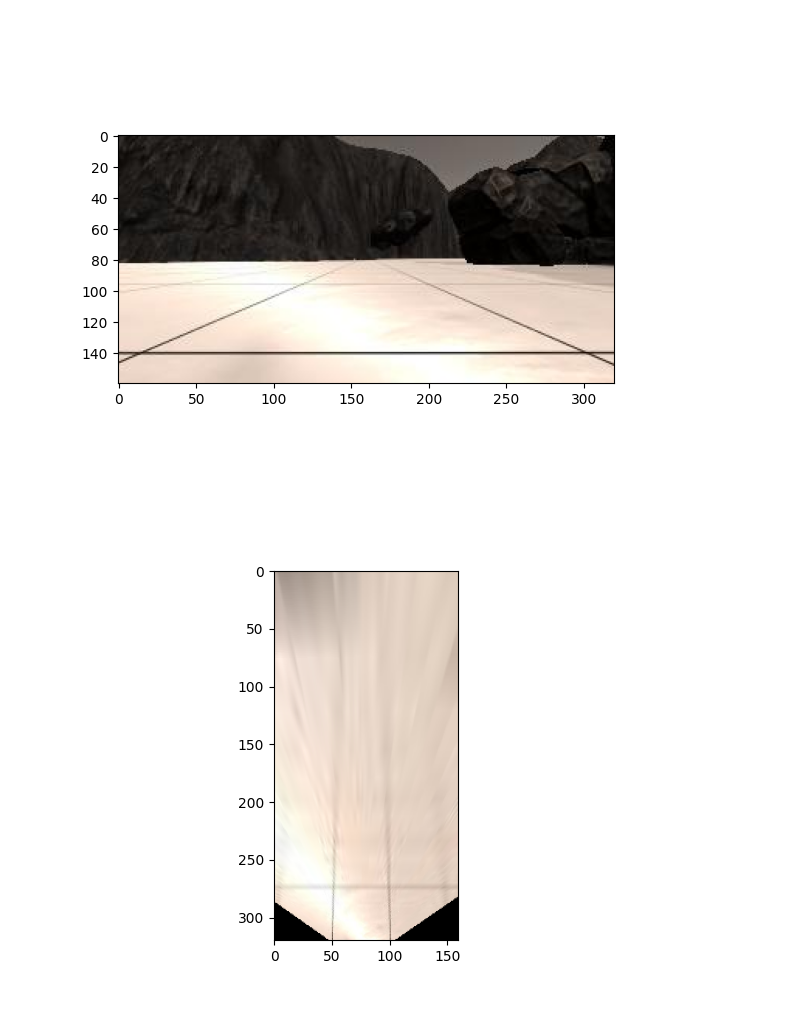
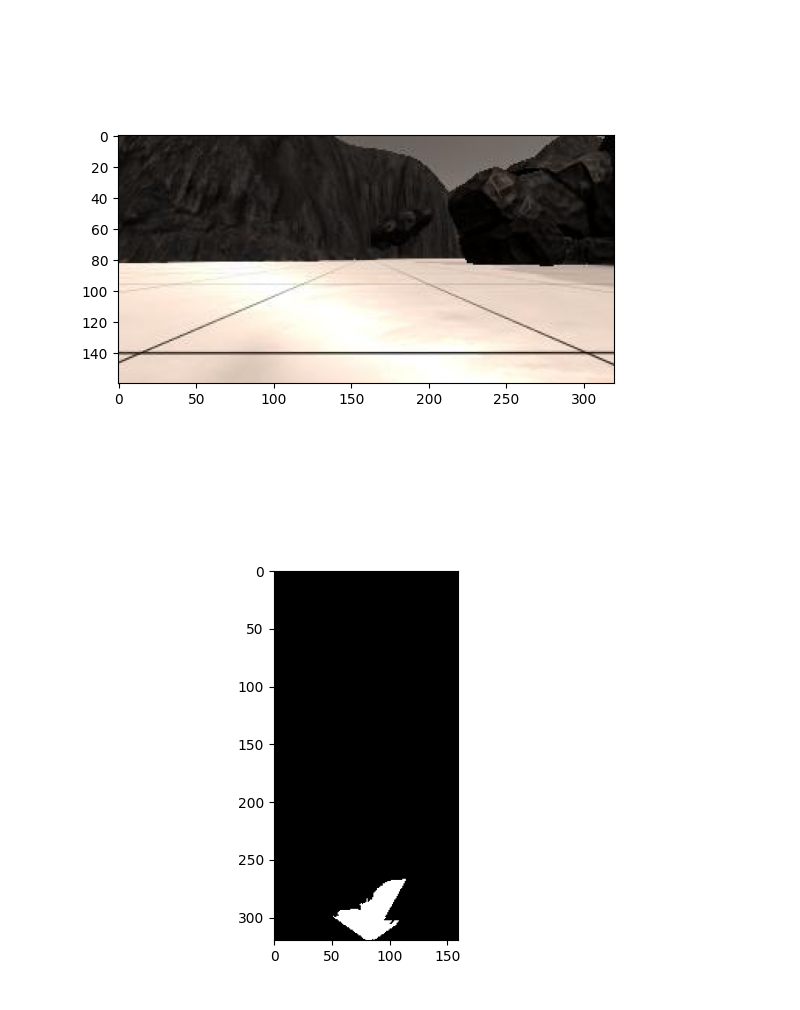
Before and after one commit to AsimovNo9/SearchandSampleReturn, a Jupyter notebook: perspective.ipynb, the cells around one changed output. Drawn from its saved outputs; the diff is of its cells as text; code cells hidden in the pictures.

```diff
--- a/perspective.ipynb
+++ b/perspective.ipynb
@@ -17,19 +19,35 @@ plt.show()
 # %%
 import cv2
 import numpy as np
 
+def warp(img):
+    width = 5
 
-width = 50
-
-pts1 = np.float32([[119,95], [199.3,95], [12.9,141], [300.6,140]])
-pts2 = np.float32([[width, img.shape[1]-width], [width+width, img.shape[1]-width], [width, img.shape[1]], [width+width, img.shape[1]]])
+    pts1 = np.float32([[119,95], [199.3,95], [12.9,141], [300.6,140]])
+    pts2 = np.float32([[img.shape[0]/2, img.shape[1]-width], [img.shape[0]/2+width, img.shape[1]-width], [img.shape[0]/2, img.shape[1]], [img.shape[0]/2+width, img.shape[1]]])
 
 
 
-H = cv2.getPerspectiveTransform(pts1, pts2)
-transformed = cv2.warpPerspective(img, H, (img.shape[0], img.shape[1]))
+    H = cv2.getPerspectiveTransform(pts1, pts2)
+    transformed = cv2.warpPerspective(img, H, (img.shape[0], img.shape[1]))
+    return transformed
 
-plt.imshow(transformed)
+def color_thres(image,  rgb_thres=(150,150,150)):
+    shape = ([image.shape[0], image.shape[1], 1])
+    canvas = np.zeros(shape)
+    thrs = np.asarray(rgb_thres).tolist()
+    for y in range(image.shape[0]):
+        for x in range(image.shape[1]):
+            if image[y, x, :].tolist() < thrs:
+                canvas[y,x] = 0
+            else:
+                canvas[y,x] = 1
+    return canvas
+
+warped = warp(img)
+canva = color_thres(warped, (160,160,160))
+plt.figure()
+plt.imshow(canva, cmap='gray')
 plt.show()
 # %% [output]
-[figure, old version]
+[figure, new version]
```
Also changed, not shown: parts of 3 cells of this notebook.
